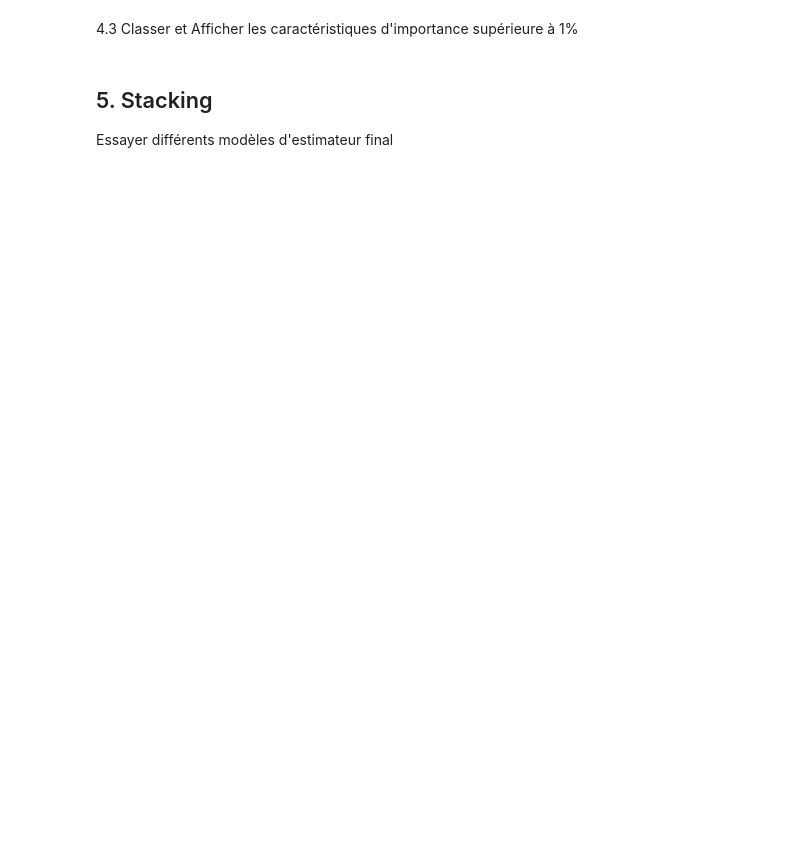
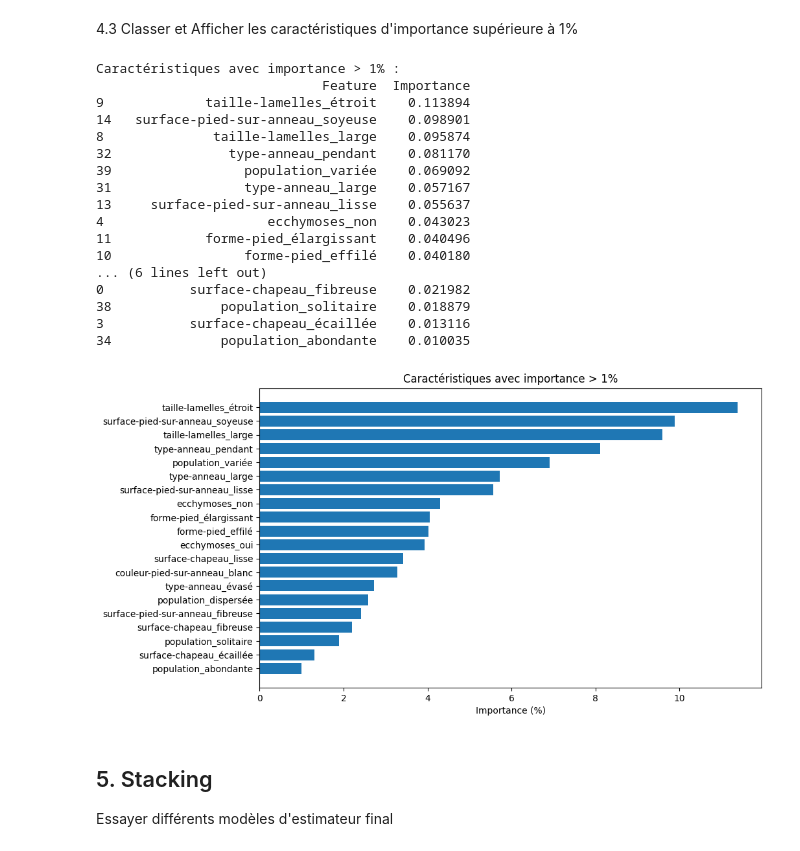
Before and after one commit to Sancti0n/epsi_code_tp, a Jupyter notebook: MachineLeaning/TP1_classification_champignons.ipynb, the cells around one changed output. Drawn from its saved outputs; the diff is of its cells as text; code cells hidden in the pictures; blank space fills up the shorter version.

```diff
--- a/MachineLeaning/TP1_classification_champignons.ipynb
+++ b/MachineLeaning/TP1_classification_champignons.ipynb
@@ -188,5 +357,53 @@ from sklearn.model_selection import GridSearchCV
 # %% [markdown]
 4.3 Classer et Afficher les caractéristiques d'importance supérieure à 1%
+# %%
+import pandas as pd
+
+# Récupérer les importances des features
+importances = best_rf.feature_importances_
+feature_names = features.columns
+
+# Créer un DataFrame trié par importance
+feat_imp_df = pd.DataFrame({
+    "Feature": feature_names,
+    "Importance": importances
+}).sort_values(by="Importance", ascending=False)
+
+# Filtrer celles supérieures à 1%
+feat_imp_df = feat_imp_df[feat_imp_df["Importance"] > 0.01]
+
+# Afficher le résultat
+print("Caractéristiques avec importance > 1% :")
+print(feat_imp_df)
+
+# (Optionnel) Visualisation
+import matplotlib.pyplot as plt
+
+plt.figure(figsize=(10, 6))
+plt.barh(feat_imp_df["Feature"], feat_imp_df["Importance"]*100)
+plt.xlabel("Importance (%)")
+plt.title("Caractéristiques avec importance > 1%")
+plt.gca().invert_yaxis()
+plt.show()
+# %% [output]
+Caractéristiques avec importance > 1% :
+                             Feature  Importance
+9             taille-lamelles_étroit    0.113894
+14   surface-pied-sur-anneau_soyeuse    0.098901
+8              taille-lamelles_large    0.095874
+32               type-anneau_pendant    0.081170
+39                 population_variée    0.069092
+31                 type-anneau_large    0.057167
+13     surface-pied-sur-anneau_lisse    0.055637
+4                     ecchymoses_non    0.043023
+11            forme-pied_élargissant    0.040496
+10                 forme-pied_effilé    0.040180
+... (6 lines left out)
+0           surface-chapeau_fibreuse    0.021982
+38              population_solitaire    0.018879
+3           surface-chapeau_écaillée    0.013116
+34              population_abondante    0.010035
+[figure, added]
 # %% [markdown]
 ## 5. Stacking
 
```
Also changed, not shown: parts of 19 cells of this notebook.
